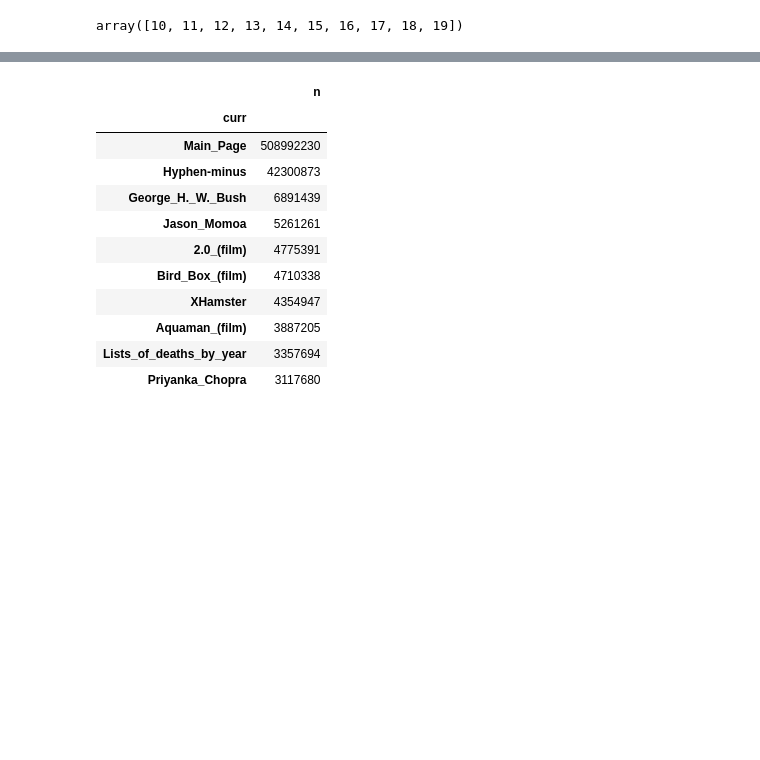
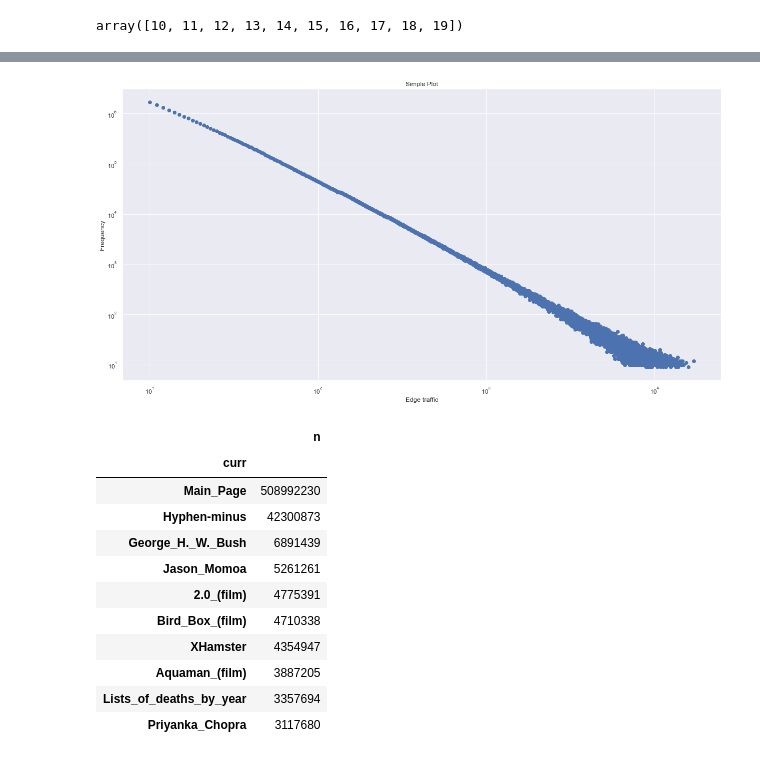
Before and after one commit to 33eyes/wiki-clickstream-graph, a Jupyter notebook: checking_a_sample_raw_dataset.ipynb, the cells around one changed output, grey strips where cells are left out. Drawn from its saved outputs; the diff is of its cells as text; code cells hidden in the pictures; blank space fills up the shorter version.

```diff
--- a/checking_a_sample_raw_dataset.ipynb
+++ b/checking_a_sample_raw_dataset.ipynb
@@ -267,0 +319,10 @@ array([10, 11, 12, 13, 14, 15, 16, 17, 18, 19])
+# %%
+plt.scatter(edge_traffic_frequencies.index.values[:10000], edge_traffic_frequencies.values[:10000])
+plt.xscale("log")
+plt.yscale("log")
+plt.xlabel('Edge traffic')
+plt.ylabel('Frequency')
+
+plt.title("Simple Plot");
+# %% [output]
+[figure, added]
```
Also changed, not shown: parts of 18 cells of this notebook.
